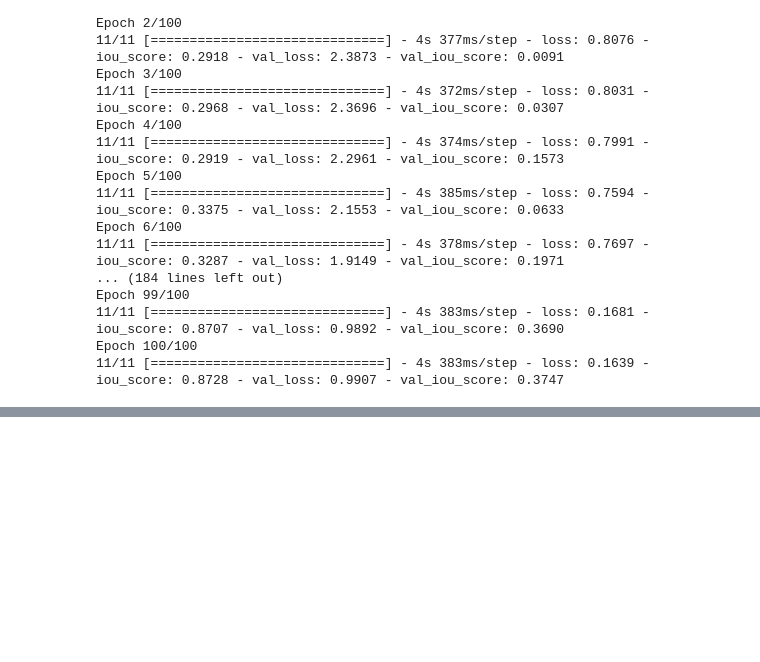
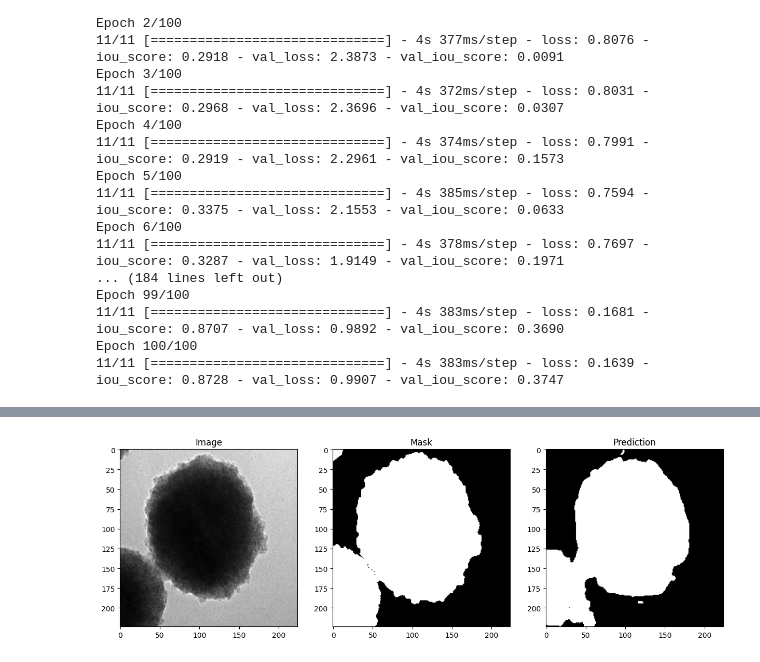
Before and after one commit to madcage1994/Grid-Search-on-AE, a Jupyter notebook: seg_test_emps.ipynb, the cells around one changed output, grey strips where cells are left out. Saved outputs shown, nothing was run; the diff lists cells and outputs as text; code cells hidden in the pictures; blank space fills up the shorter version.

Commit message:
update decoder encoder model

```diff
--- a/seg_test_emps.ipynb
+++ b/seg_test_emps.ipynb
@@ -427,0 +455,7 @@ Epoch 100/100
+# %%
+import segmentation_models as sm
+from keras.callbacks import TensorBoard
+from datetime import datetime
+
+logssss = './grid-search/logs/segmentation_test/ae1_loadweights_80train_20test_' + datetime.now().strftime("%Y%m%d-%H%M%S")
+ae_seg_train.compile(optimizer='Adam', loss=sm.losses.binary_focal_jaccard_loss, metrics=[sm.metrics.iou_score])
@@ -427,0 +464,7 @@ Epoch 100/100
+# %%
+x_train = np.load('./grid-search/dataset-emps/npy/spilt_80train_20test/x_train.npy')
+y_train = np.load('./grid-search/dataset-emps/npy/spilt_80train_20test/y_train.npy')
+x_test = np.load('./grid-search/dataset-emps/npy/spilt_80train_20test/x_test.npy')
+y_test = np.load('./grid-search/dataset-emps/npy/spilt_80train_20test/y_test.npy')
+# %%
+ae_hs = ae_seg_train.fit(x_train, y_train, verbose=1, batch_size=32, validation_data=(x_test, y_test), epochs=100, shuffle=False, callbacks=[TensorBoard(log_dir=logssss)])
@@ -427,0 +489,18 @@ Epoch 100/100
+# %%
+prex = ae_seg_train.predict(x_test)
+# %%
+import matplotlib.pyplot as plt
+
+fig, ax = plt.subplots(1,3, figsize = (15,10))
+ax[0].set_title('Image')
+ax[1].set_title('Mask')
+ax[2].set_title('Prediction')
+
+ax[0].imshow(x_test[55])
+ax[1].imshow(y_test[55], cmap = 'gray')
+res = prex[55].round()
+ax[2].imshow(np.squeeze(res), cmap = 'gray')
+
+plt.show()
+# %% [output]
+[figure, added]
```
Also changed, not shown: parts of 7 cells of this notebook, 3 other files.
